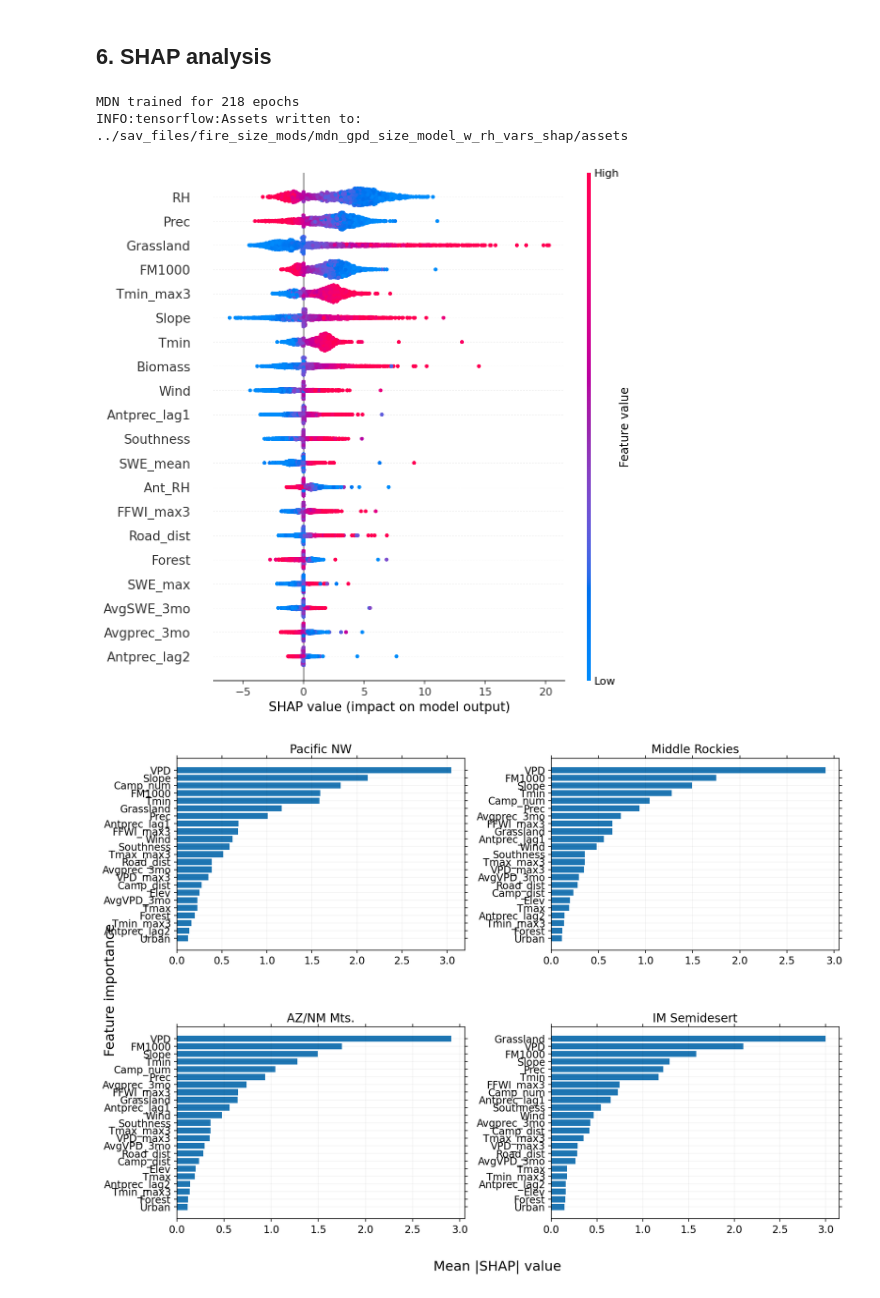
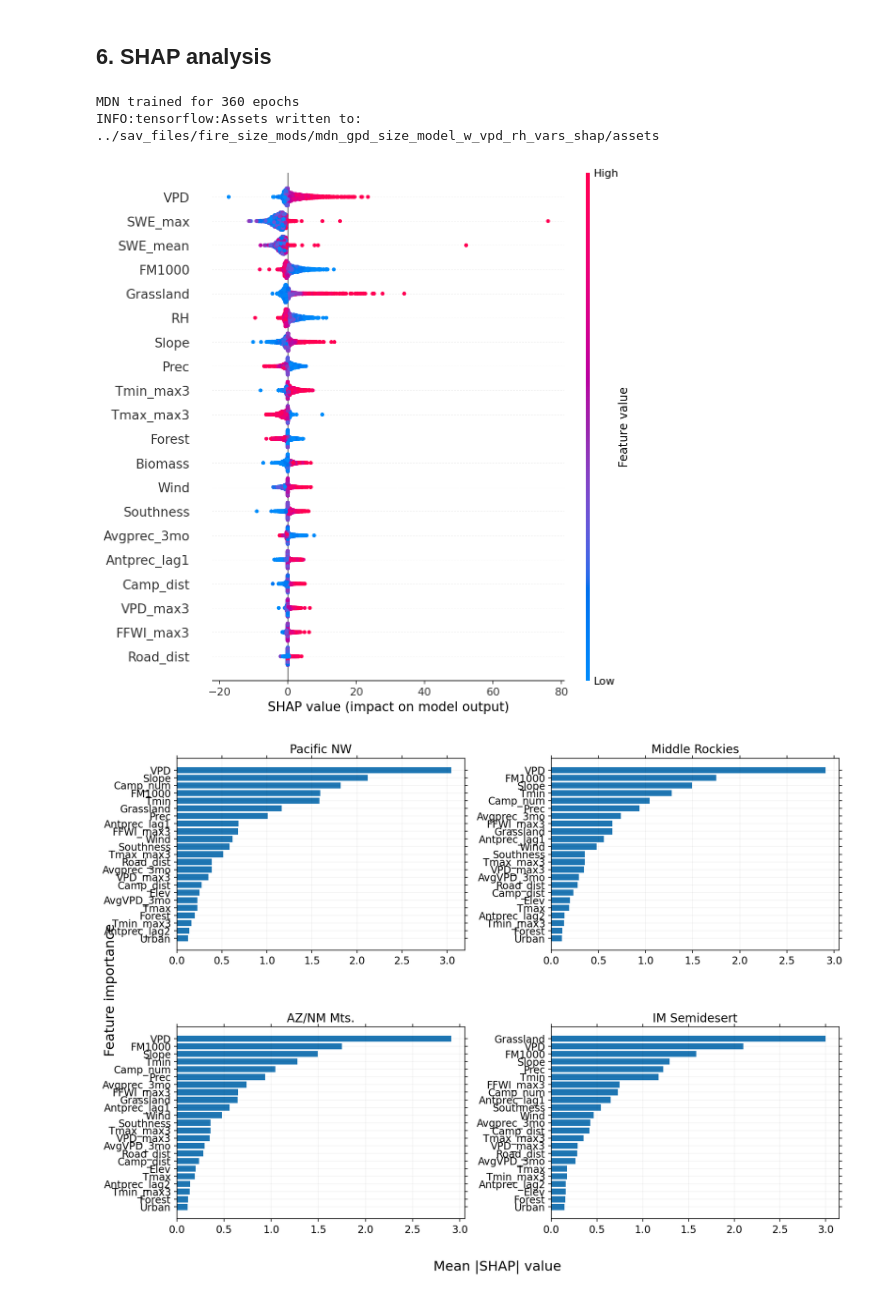
Before and after one commit to jtbuch/smlfire1.0, a Jupyter notebook: notebooks/ml_grid_fire_size.ipynb, the cells around one changed output. Drawn from its saved outputs; the diff is of its cells as text; code cells hidden in the pictures.

```diff
--- a/notebooks/ml_grid_fire_size.ipynb
+++ b/notebooks/ml_grid_fire_size.ipynb
@@ -89,7 +89,7 @@ tot_test_months= 12
 end_month= start_month + tot_test_months
 # %%
 X_sizes_train, X_sizes_val, y_sizes_train, y_sizes_val, fire_size_train, fire_size_test, X_sizes_test, y_sizes_test= fire_size_data(res= '12km', \
-                            dropcols= drop_col_func(mod_type= 'normal', rh_flag= True, add_var_flag= True, add_var_list= ['Delta_T', 'Lightning']), \
+                            dropcols= drop_col_func(mod_type= 'normal', rh_flag= True, vpd_rh_flag= True, add_var_flag= True, add_var_list= ['Delta_T', 'Lightning']), \
                             start_month= start_month, tot_test_months= tot_test_months, threshold= 4, scaled= True, tflag= True) #tflag= True; scaled= True, rh_flag= True
 
 X_sizes_train_df= pd.concat([X_sizes_train, X_sizes_val], sort= False).reset_index().drop(columns=['index'])
@@ -132,12 +132,12 @@ X_freq_df[tmp_freq_df.columns]= scaler.transform(tmp_freq_df) #size_scaler
 X_train_tot= X_freq_df.iloc[fire_freq_train_df.index]
 X_train_tot.loc[:, 'reg_indx']= fire_freq_train_df.reg_indx
 X_train_tot.loc[:, 'month']= fire_freq_train_df.month
-X_train_tot= X_train_tot.reset_index().drop(columns=['index', 'Solar', 'Ant_Tmax', 'VPD', 'AvgVPD_3mo', 'VPD_max3', 'FFWI_max7', 'Avgprec_4mo', 'Avgprec_2mo', 'Camp_num', \
+X_train_tot= X_train_tot.reset_index().drop(columns=['index', 'Solar', 'Ant_Tmax', 'Tmin', 'Ant_RH', 'RH_min3', 'FFWI_max7', 'Avgprec_4mo', 'Avgprec_2mo', 'Camp_num', \
                                     'AvgVPD_4mo', 'AvgVPD_2mo', 'Tmax_max7', 'VPD_max7', 'Tmin_max7', 'Elev', 'Delta_T', 'Lightning']) #'RH', 'Ant_RH', 'RH_min3'
 X_test_df= X_freq_df.iloc[fire_freq_test_df.index]
 X_test_df.loc[:, 'reg_indx']= fire_freq_test_df.reg_indx
 X_test_df.loc[:, 'month']= fire_freq_test_df.month
-X_test_df= X_test_df.reset_index().drop(columns=['index', 'Solar', 'Ant_Tmax', 'VPD', 'AvgVPD_3mo', 'VPD_max3', 'FFWI_max7', 'Avgprec_4mo', 'Avgprec_2mo', 'Camp_num', \
+X_test_df= X_test_df.reset_index().drop(columns=['index', 'Solar', 'Ant_Tmax', 'Tmin', 'Ant_RH', 'RH_min3', 'FFWI_max7', 'Avgprec_4mo', 'Avgprec_2mo', 'Camp_num', \
                                     'AvgVPD_4mo', 'AvgVPD_2mo', 'Tmax_max7', 'VPD_max7', 'Tmin_max7', 'Elev', 'Delta_T', 'Lightning'])
 
 X_freq_tot= pd.concat([X_train_tot, X_test_df], sort= False).reset_index().drop(columns=['index'])
@@ -592,11 +594,11 @@ reg_ext_data_size_df.to_hdf('../sav_files/grid_size_runs_%s'%run_id + '/gpd_ext_
 # %% [markdown]
 ## 6. SHAP analysis
 # %%
-size_id= 'w_rh_vars_shap'
+size_id= 'w_vpd_rh_vars_shap'
 #mdn_gpd_mod= tf.keras.models.load_model('../sav_files/fire_size_mods/mdn_gpd_size_model_%s'%size_id, custom_objects= {'gpd_loss': gpd_loss, 'gpd_accuracy': gpd_accuracy})
 #mdn_gpd_ext_mod= tf.keras.models.load_model('../sav_files/fire_size_mods/mdn_gpd_ext_size_model_%s'%size_id, custom_objects= {'gpd_loss': gpd_loss, 'gpd_accuracy': gpd_accuracy})
 
-tf.random.set_seed(61) #87
+tf.random.set_seed(87) #87
 
 es_mon = EarlyStopping(monitor='val_loss', min_delta=0, patience= 10, verbose=0, mode='auto', restore_best_weights=True)
 mdn_gpd_mod= MDN_size(layers= 2, neurons= 8, components= 2, initializer= "he_normal", reg= True, regrate= 1e-3, dropout= True)
@@ -611,8 +613,8 @@ mdn_gpd_mod.save('../sav_files/fire_size_mods/mdn_gpd_size_model_%s'%size_id)
 # print("MDN trained for %d epochs"%len(h_ext.history['loss']))
 # mdn_gpd_ext_mod.save('../sav_files/fire_size_mods/mdn_gpd_ext_size_model_%s'%size_id)
 # %% [output]
-MDN trained for 218 epochs
-INFO:tensorflow:Assets written to: ../sav_files/fire_size_mods/mdn_gpd_size_model_w_rh_vars_shap/assets
+MDN trained for 360 epochs
+INFO:tensorflow:Assets written to: ../sav_files/fire_size_mods/mdn_gpd_size_model_w_vpd_rh_vars_shap/assets
 # %%
 regarr= range(18) #,  2, 3, 4, 5, 8, 11, 12
 X_plot_df= pd.DataFrame([])
@@ -642,10 +644,11 @@ for r in tqdm(regarr):
 X_plot_df.to_hdf('../sav_files/shap_files/fire_size_data_%s.h5'%size_id, key= 'df', mode= 'w')
 pd.DataFrame(np.vstack(reg_shap_vals), columns= X_sizes_test.columns).to_hdf('../sav_files/shap_files/fire_size_shap_%s.h5'%size_id, key= 'df', mode= 'w')
 # %%
-regindx= 8
+regindx= 11
+#shap.summary_plot(reg_shap_vals[1], X_plot_df.groupby('reg_indx').get_group(regindx).drop(columns= ['reg_indx']))
 shap.summary_plot(reg_shap_vals[regindx-1], X_plot_df.groupby('reg_indx').get_group(regindx).drop(columns= ['reg_indx']))
 # %% [output]
-[figure, old version]
+[figure, new version]
 # %%
 reg_name= {1: "Sierra Nevada", 2: "North Coast", 3: "Central Coast", 4: "South Coast", 5: "Pacific NW", 6: "Columbia Plateau", 7:"Northern Rockies", \
           8: "Middle Rockies", 9: "Southern Rockies", 10: "AM Semidesert", 11: "AZ/NM Mts.", 12: "IM Semidesert", 13: "IM Desert", 14: "Northern Great Plains", \
```
Also changed, not shown: parts of 5 cells of this notebook, 3 other files.
